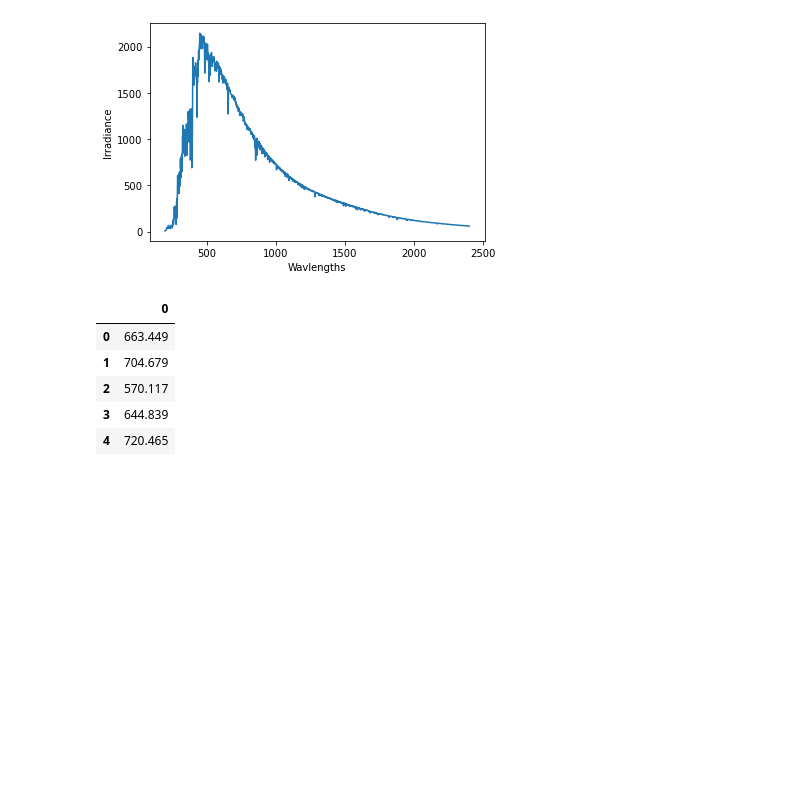
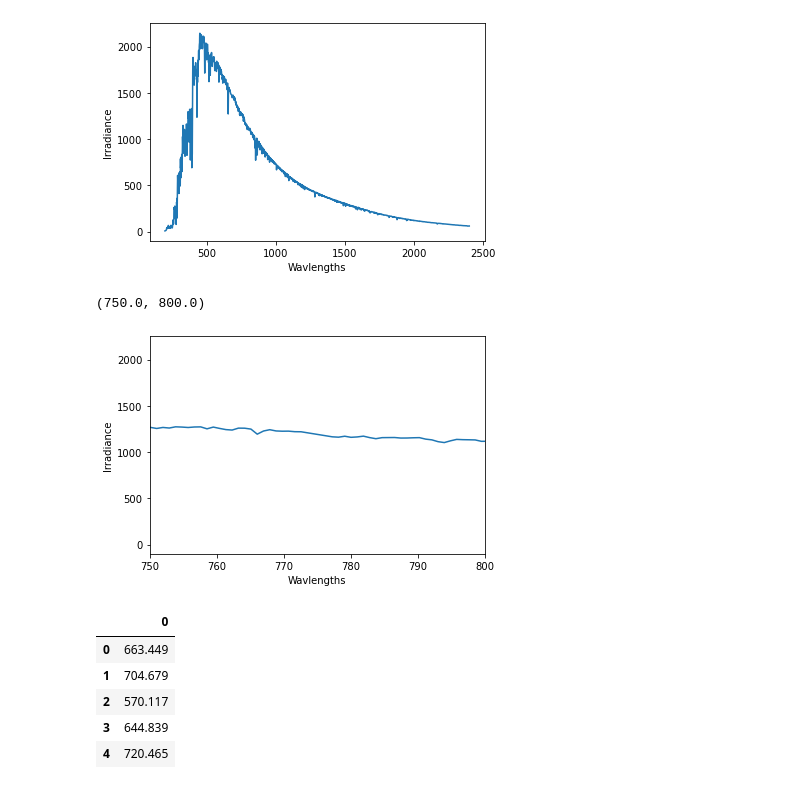
Before and after one commit to JamesWallace99/SIF_MISCADA_PROJECT, a Jupyter notebook: SCOPE_simulations/hyspec_wavelengths_conversion.ipynb, the cells around one changed output. Drawn from its saved outputs; the diff is of its cells as text; code cells hidden in the pictures; blank space fills up the shorter version.

Commit message:
investigation into hyspec irradiance spectra

```diff
--- a/SCOPE_simulations/hyspec_wavelengths_conversion.ipynb
+++ b/SCOPE_simulations/hyspec_wavelengths_conversion.ipynb
@@ -21,6 +21,14 @@ plt.ylabel('Irradiance')
 # %% [output]
 Text(0, 0.5, 'Irradiance')
 [figure]
+# %%
+plt.plot(irr_df['wavelength'], irr_df['Irradiance']) # plot hypsec irradaince spectra
+plt.xlabel('Wavlengths')
+plt.ylabel('Irradiance')
+plt.xlim(750, 800)
+# %% [output]
+(750.0, 800.0)
+[figure, added]
 # %%
 # now plot Py6S spectra
 py6s_wave_df = pd.read_excel('/Users/jameswallace/Desktop/Project/FENIX_Bands.xlsx', index_col=0)
```
Also changed, not shown: parts of 6 cells of this notebook, 7 other files.
